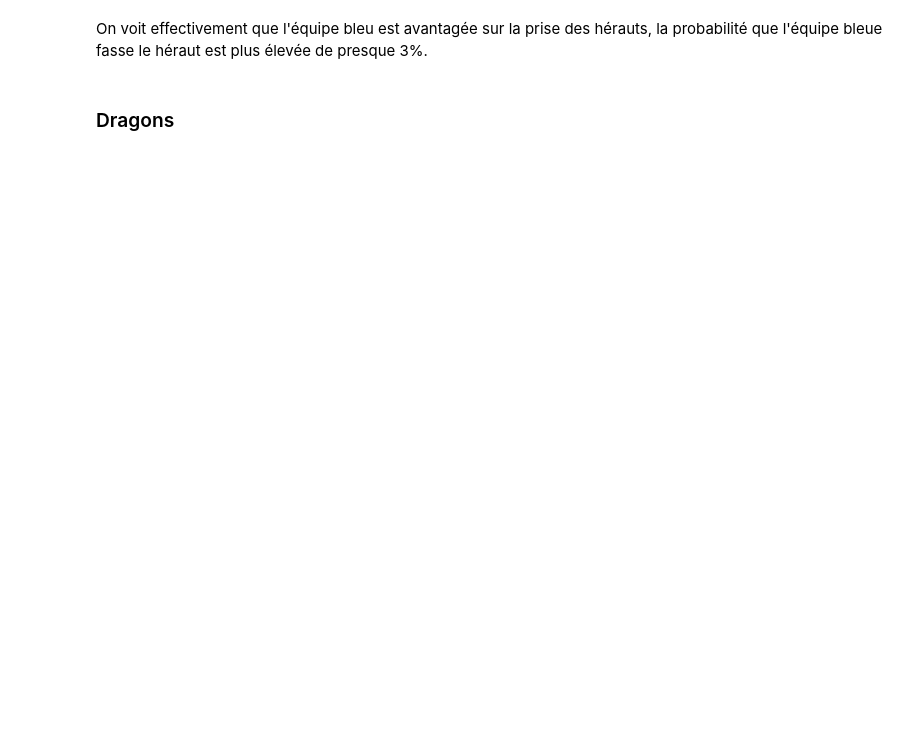
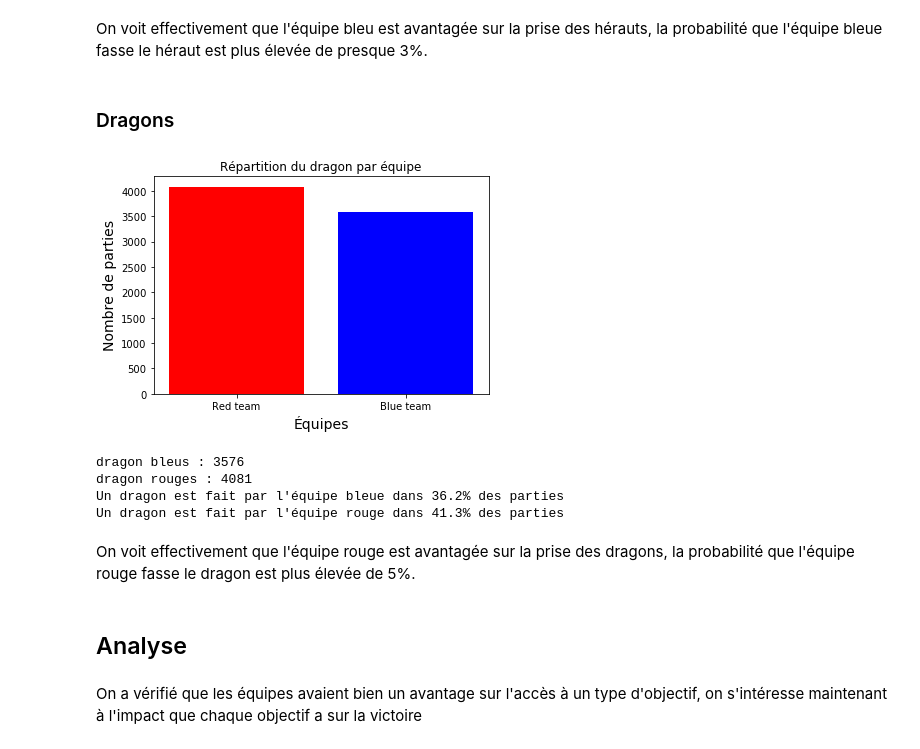
Before and after one commit to Preuce/ProjetIAS, a Jupyter notebook: Main.ipynb, the cells around one changed output. Cells and saved outputs as stored; diff of their text form; code cells hidden in the pictures; blank space fills up the shorter version.

```diff
--- a/Main.ipynb
+++ b/Main.ipynb
@@ -170,3 +161,17 @@ Un héraut est fait par l'équipe rouge dans 16.0 % des parties
 On voit effectivement que l'équipe bleu est avantagée sur la prise des hérauts, la probabilité que l'équipe bleue fasse le héraut est plus élevée de presque 3%.
 # %% [markdown]
 ### Dragons
+# %%
+EliteMonsterRepartition(dfSimplified, 'dragon')
+# %% [output]
+[figure, added]
+dragon bleus : 3576
+dragon rouges : 4081
+Un dragon est fait par l'équipe bleue dans 36.2% des parties
+Un dragon est fait par l'équipe rouge dans 41.3% des parties
+# %% [markdown]
+On voit effectivement que l'équipe rouge est avantagée sur la prise des dragons, la probabilité que l'équipe rouge fasse le dragon est plus élevée de 5%.
+# %% [markdown]
+## Analyse
+# %% [markdown]
+On a vérifié que les équipes avaient bien un avantage sur l'accès à un type d'objectif, on s'intéresse maintenant à l'impact que chaque objectif a sur la victoire
```
Also changed, not shown: parts of 18 cells of this notebook.
